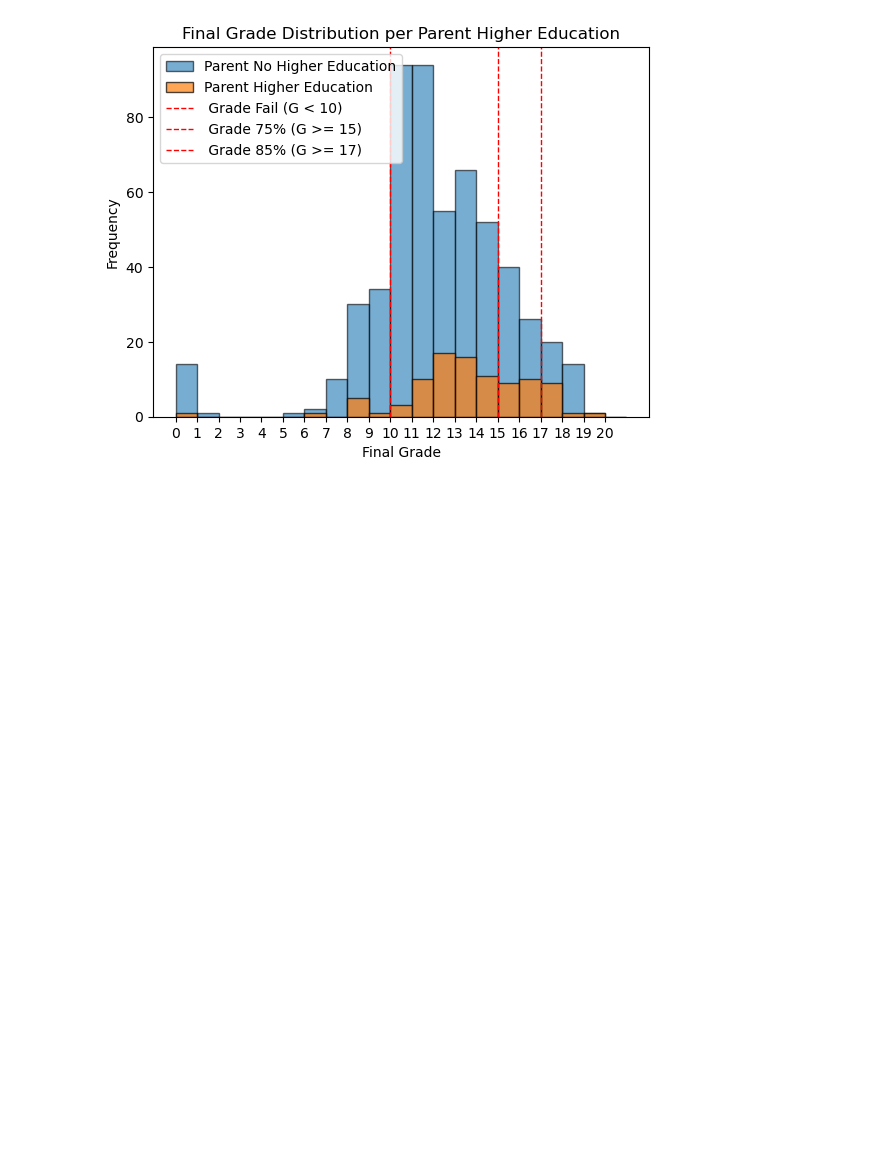
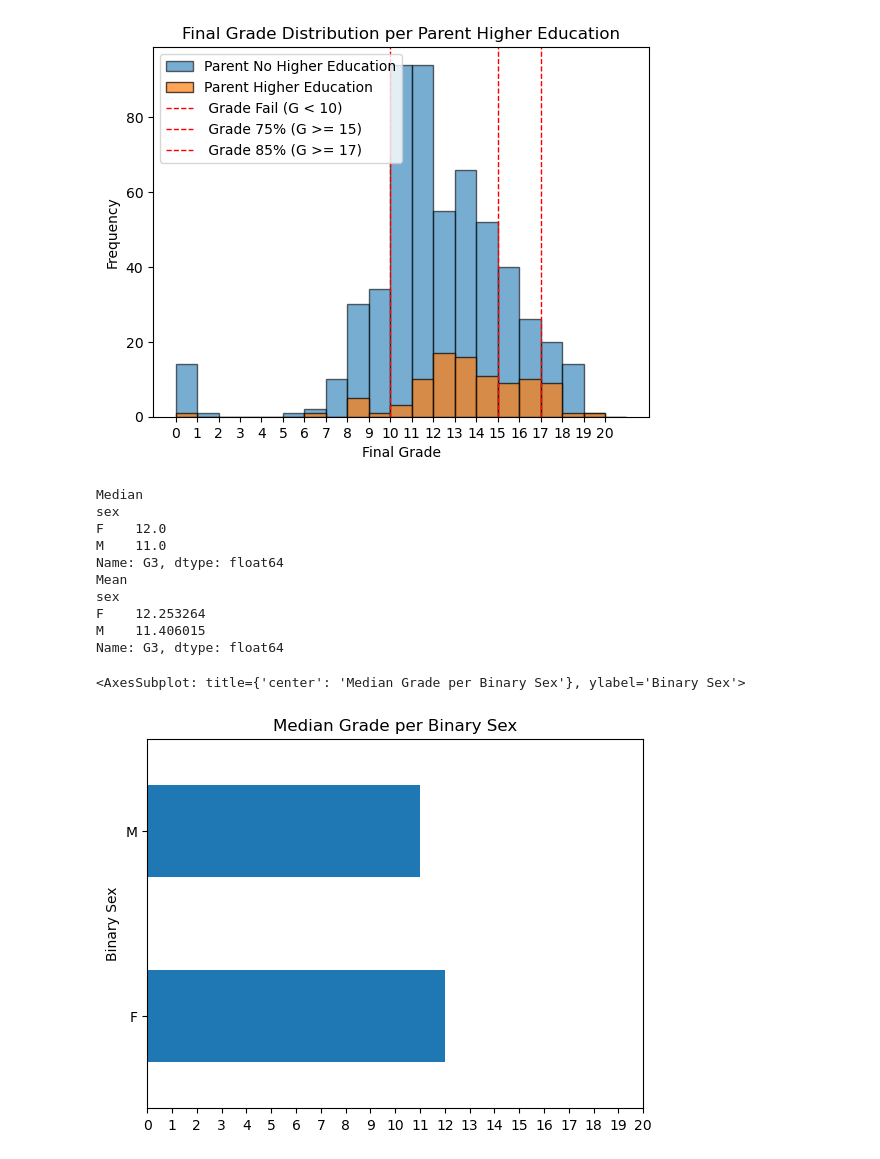
Before and after one commit to annebelleo/INFOMHCML, a Jupyter notebook: exploratory-analysis.ipynb, the cells around one changed output. Drawn from its saved outputs; the diff is of its cells as text; code cells hidden in the pictures; blank space fills up the shorter version.

```diff
--- a/exploratory-analysis.ipynb
+++ b/exploratory-analysis.ipynb
@@ -109,5 +109,25 @@ plt.legend()
 plt.show()
 # %% [output]
 [figure]
+# %%
+# G3 differences per sex
+print('Median')
+print(data_p.groupby('sex')['G3'].median())#.plot(kind='barh', ylabel = 'Binary Sex', title = 'Median Grade per Binary Sex', xlim = (0,20))
+print('Mean')
+print(data_p.groupby('sex')['G3'].mean())#.plot(kind='barh', ylabel = 'Binary Sex', title = 'Mean Grade per Binary Sex', xlim = (0,20))
+(data_p.groupby('sex')['G3'].median().plot(kind='barh', ylabel = 'Binary Sex', title = 'Median Grade per Binary Sex', xlim = (0,20), xticks = range(0,21,1)))
+# %% [output]
+Median
+sex
+F    12.0
+M    11.0
+Name: G3, dtype: float64
+Mean
+sex
+F    12.253264
+M    11.406015
+Name: G3, dtype: float64
+<AxesSubplot: title={'center': 'Median Grade per Binary Sex'}, ylabel='Binary Sex'>
+[figure, added]
 # %%
 # G3 differences per sex
```
Also changed, not shown: parts of 2 cells of this notebook, 1 other file.
